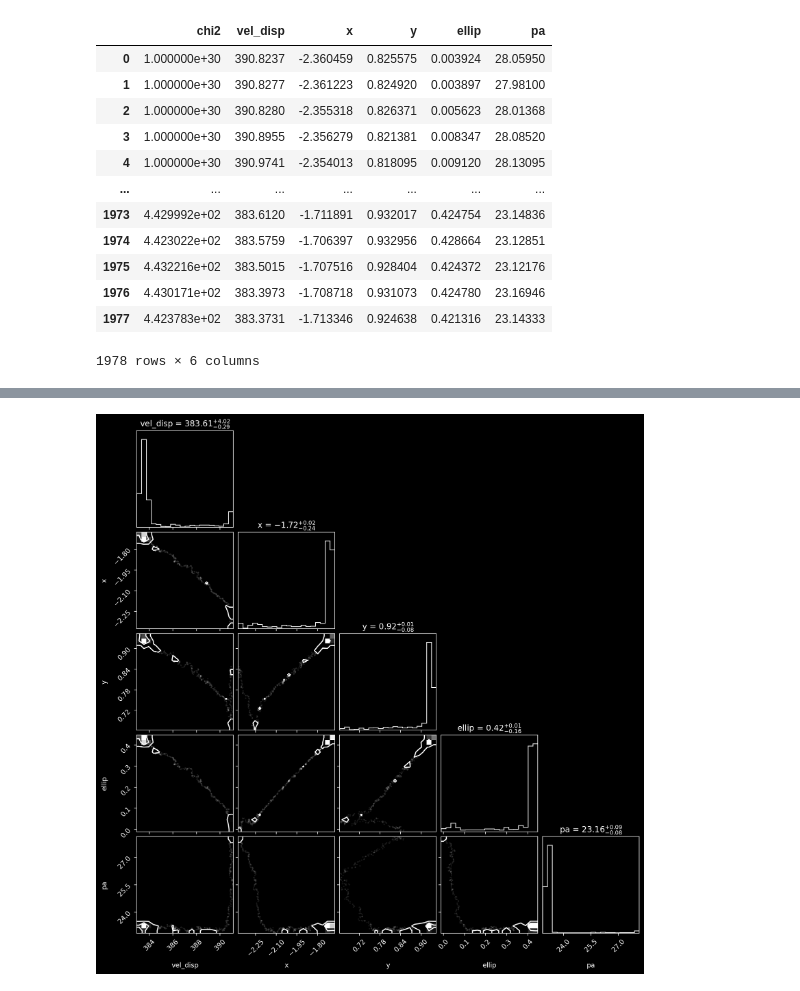
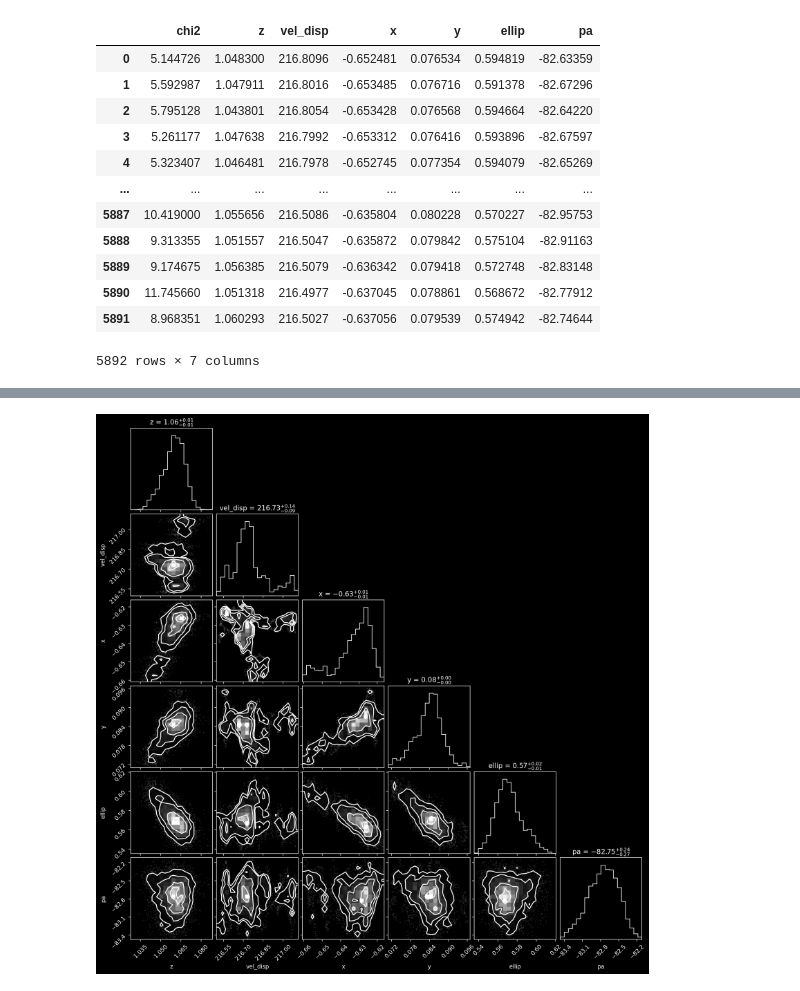
Before and after one commit to romms921/LensSuite, a Jupyter notebook: Python Files/corner.ipynb, the cells around one changed output, grey strips where cells are left out. Cells and saved outputs as stored; diff of their text form; code cells hidden in the pictures.

Commit message:
J0803 mcmc run

```diff
--- a/Python Files/corner.ipynb
+++ b/Python Files/corner.ipynb
@@ -9,26 +9,26 @@ import corner
 import ast
 # %%
 # Make the corner plot for the MCMC results
-system_name = 'J0659'
+system_name = 'J0803'
 model_ver = 'sie'
 mcmc_samples_path = f'../{system_name}/mcmc/{model_ver}_mcmc.dat'
-samples = pd.read_csv(mcmc_samples_path, delim_whitespace=True, header=None, names=['chi2', 'vel_disp', 'x', 'y', 'ellip', 'pa' ])
+samples = pd.read_csv(mcmc_samples_path, delim_whitespace=True, header=None, names=['chi2', 'z', 'vel_disp', 'x', 'y', 'ellip', 'pa' ])
 # %%
 samples
 # %% [output]
-|  | chi2 | vel_disp | x | y | ellip | pa |
-| 0 | 1.000000e+30 | 390.8237 | -2.360459 | 0.825575 | 0.003924 | 28.05950 |
-| 1 | 1.000000e+30 | 390.8277 | -2.361223 | 0.824920 | 0.003897 | 27.98100 |
-| 2 | 1.000000e+30 | 390.8280 | -2.355318 | 0.826371 | 0.005623 | 28.01368 |
-| 3 | 1.000000e+30 | 390.8955 | -2.356279 | 0.821381 | 0.008347 | 28.08520 |
-| 4 | 1.000000e+30 | 390.9741 | -2.354013 | 0.818095 | 0.009120 | 28.13095 |
-| ... | ... | ... | ... | ... | ... | ... |
-| 1973 | 4.429992e+02 | 383.6120 | -1.711891 | 0.932017 | 0.424754 | 23.14836 |
-| 1974 | 4.423022e+02 | 383.5759 | -1.706397 | 0.932956 | 0.428664 | 23.12851 |
-| 1975 | 4.432216e+02 | 383.5015 | -1.707516 | 0.928404 | 0.424372 | 23.12176 |
-| 1976 | 4.430171e+02 | 383.3973 | -1.708718 | 0.931073 | 0.424780 | 23.16946 |
-| 1977 | 4.423783e+02 | 383.3731 | -1.713346 | 0.924638 | 0.421316 | 23.14333 |
+|  | chi2 | z | vel_disp | x | y | ellip | pa |
+| 0 | 5.144726 | 1.048300 | 216.8096 | -0.652481 | 0.076534 | 0.594819 | -82.63359 |
+| 1 | 5.592987 | 1.047911 | 216.8016 | -0.653485 | 0.076716 | 0.591378 | -82.67296 |
+| 2 | 5.795128 | 1.043801 | 216.8054 | -0.653428 | 0.076568 | 0.594664 | -82.64220 |
+| 3 | 5.261177 | 1.047638 | 216.7992 | -0.653312 | 0.076416 | 0.593896 | -82.67597 |
+| 4 | 5.323407 | 1.046481 | 216.7978 | -0.652745 | 0.077354 | 0.594079 | -82.65269 |
+| ... | ... | ... | ... | ... | ... | ... | ... |
+| 5887 | 10.419000 | 1.055656 | 216.5086 | -0.635804 | 0.080228 | 0.570227 | -82.95753 |
+| 5888 | 9.313355 | 1.051557 | 216.5047 | -0.635872 | 0.079842 | 0.575104 | -82.91163 |
+| 5889 | 9.174675 | 1.056385 | 216.5079 | -0.636342 | 0.079418 | 0.572748 | -82.83148 |
+| 5890 | 11.745660 | 1.051318 | 216.4977 | -0.637045 | 0.078861 | 0.568672 | -82.77912 |
+| 5891 | 8.968351 | 1.060293 | 216.5027 | -0.637056 | 0.079539 | 0.574942 | -82.74644 |
-1978 rows × 6 columns
+5892 rows × 7 columns
 # %%
 masked_samples = samples.drop(columns=['chi2']).to_numpy()
 # %%
@@ -38,7 +38,7 @@ masked_samples = samples.drop(columns=['chi2']).to_numpy()
 # masked_samples
 # %%
 # Remove the first column when loading the samples, as it is the accepted/rejected column
-labels = ['vel_disp', 'x', 'y', 'ellip', 'pa']
+labels = ['z', 'vel_disp', 'x', 'y', 'ellip', 'pa']
 fig = corner.corner(masked_samples, labels=labels, show_titles=True)
 plt.savefig(f'../{system_name}/mcmc/{model_ver}_corner.png')
 # %% [output]
@@ -55 +45 @@ WARNING:root:Too few points to create valid contours
-[figure, old version]
+[figure, new version]
```
Also changed, not shown: parts of 1 cell of this notebook, 8 other files.
